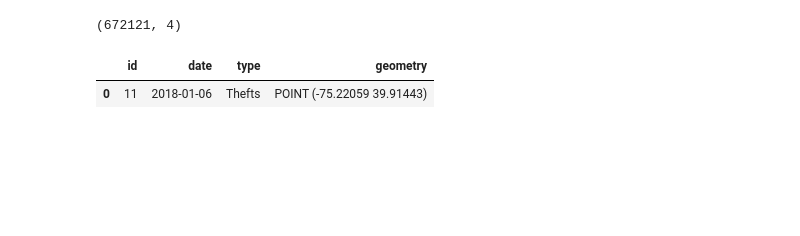
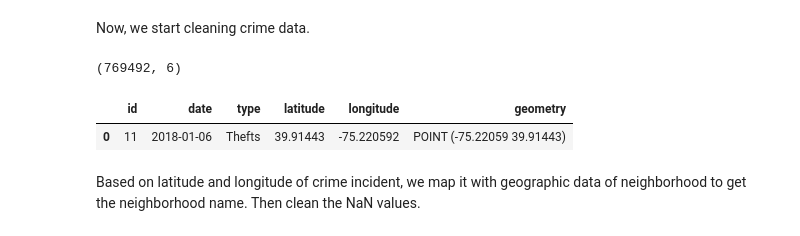
Before and after one commit to hophamducnguyen/Coursera_Capstone, a Jupyter notebook: ibm-applied-data-science/the_battle_of_neighborhoods.ipynb, the cells around one changed output. Drawn from its saved outputs; the diff is of its cells as text; code cells hidden in the pictures; blank space fills up the shorter version.

```diff
--- a/ibm-applied-data-science/the_battle_of_neighborhoods.ipynb
+++ b/ibm-applied-data-science/the_battle_of_neighborhoods.ipynb
@@ -276,17 +363,23 @@ df_crime_raw.head(2)
 |  | the_geom | cartodb_id | the_geom_webmercator | objectid | dc_dist | psa | dispatch_date_time | ... |
 | 0 | 0101000020E61000002FD31F2F1ECE52C... | 11 | 0101000020110F0000401FFA8143F15FC... | 117 | 12 | 1 | 2018-01-06 10:56:00 | ... |
 | 1 | 0101000020E61000002FD31F2F1ECE52C... | 12 | 0101000020110F0000401FFA8143F15FC... | 118 | 12 | 1 | 2018-06-21 22:57:00 | ... |
+# %% [markdown]
+Now, we start cleaning crime data.
 # %%
-# preprocess crime data
+# cleaning crime data
 df_crime = gpd.GeoDataFrame(
     df_crime_raw, geometry=gpd.points_from_xy(df_crime_raw.lng, df_crime_raw.lat))
-df_crime = df_crime[['cartodb_id', 'dispatch_date', 'text_general_code', 'geometry']]
-df_crime.rename(columns= {'cartodb_id': 'id', 'dispatch_date': 'date', 'text_general_code': 'type'}, inplace= True)
+df_crime = df_crime[['cartodb_id', 'dispatch_date',
+                     'text_general_code', 'lat', 'lng', 'geometry']]
+df_crime.rename(columns={'cartodb_id': 'id', 'dispatch_date': 'date',
+                         'text_general_code': 'type', 'lat': 'latitude', 'lng': 'longitude'}, inplace=True)
 print(df_crime.shape)
 df_crime.head(1)
 # %% [output]
-(672121, 4)
+(769492, 6)
-|  | id | date | type | geometry |
-| 0 | 11 | 2018-01-06 | Thefts | POINT (-75.22059 39.91443) |
+|  | id | date | type | latitude | longitude | geometry |
+| 0 | 11 | 2018-01-06 | Thefts | 39.91443 | -75.220592 | POINT (-75.22059 39.91443) |
+# %% [markdown]
+Based on latitude and longitude of crime incident, we map it with geographic data of neighborhood to get the neighborhood name. Then clean the NaN values.
 # %%
 # join to get neighborhood
```
Also changed, not shown: parts of 124 cells of this notebook, 7 other files.
